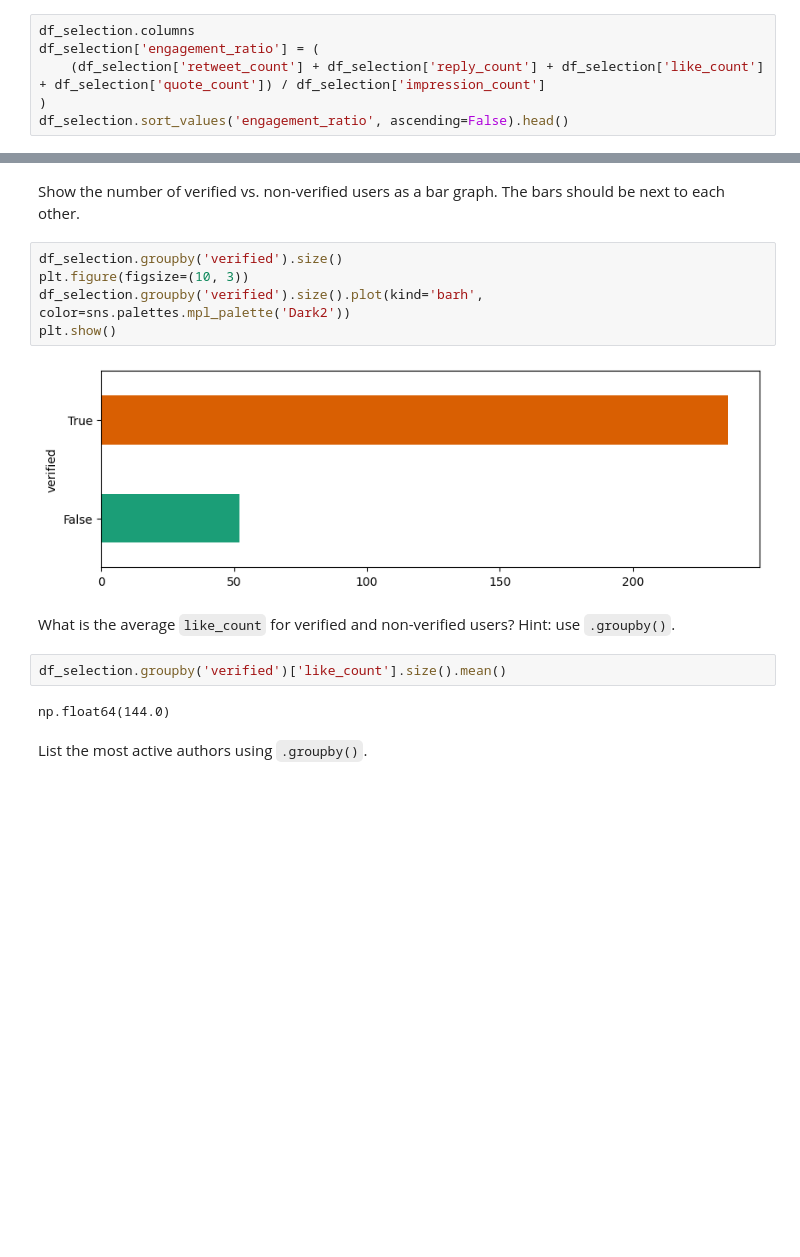
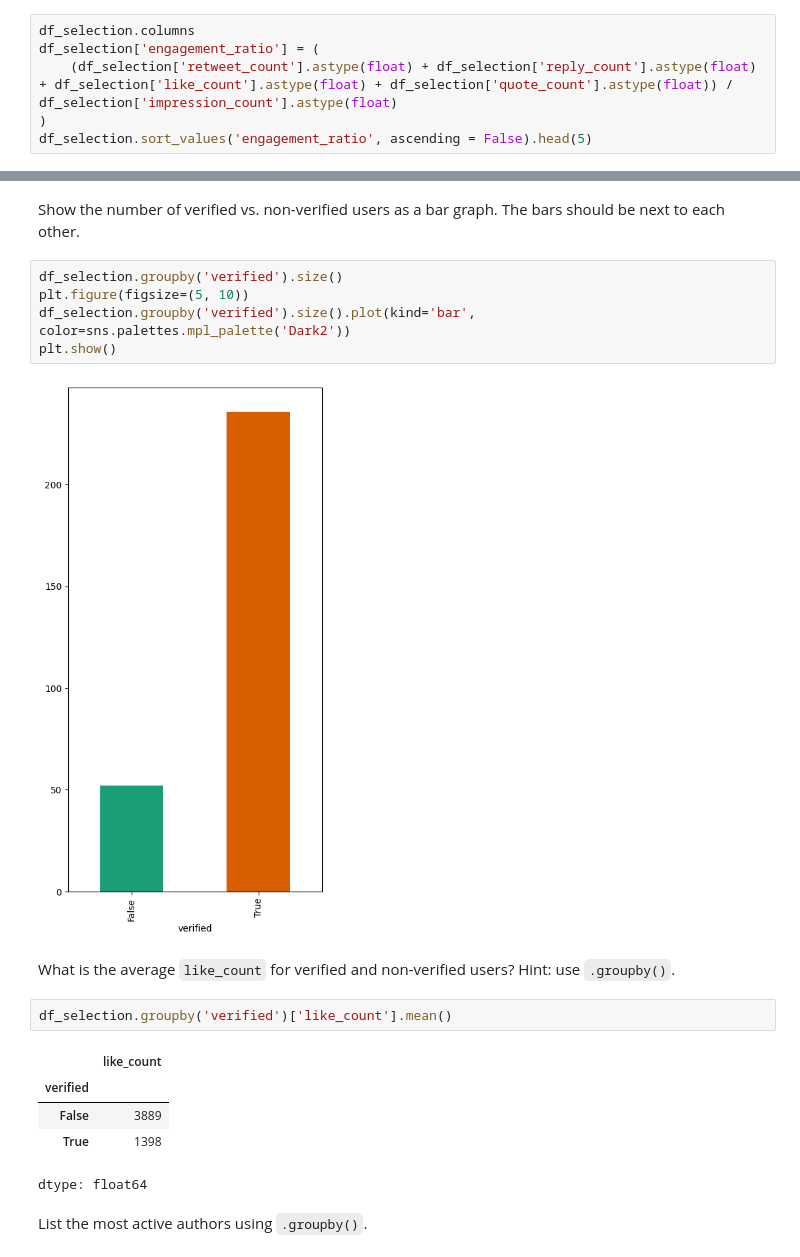
Before and after one commit to onni-Q/python_assignments, a Jupyter notebook: Week2_Workshop.ipynb, the cells around one changed output, grey strips where cells are left out. Saved outputs shown, nothing was run; the diff lists cells and outputs as text; blank space fills up the shorter version.

```diff
--- a/Week2_Workshop.ipynb
+++ b/Week2_Workshop.ipynb
@@ -216,9 +215,9 @@ Print out the five tweets with the highest engagement ratio.
 # %%
 df_selection.columns
 df_selection['engagement_ratio'] = (
-    (df_selection['retweet_count'] + df_selection['reply_count'] + df_selection['like_count'] + df_selection['quote_count']) / df_selection['impression_count']
+    (df_selection['retweet_count'].astype(float) + df_selection['reply_count'].astype(float) + df_selection['like_count'].astype(float) + df_selection['quote_count'].astype(float)) / df_selection['impression_count'].astype(float)
 )
-df_selection.sort_values('engagement_ratio', ascending=False).head()
+df_selection.sort_values('engagement_ratio', ascending = False).head(5)
 # %% [output]
 |  | id | timestamp | link | body | author | author_fullname | language_guess | retweet_count | ... |
 | 21 | 1982935445655957613 | 2025-09-27 22:20:26 | https://twitter.com/datiCEguy/sta... | If the Louvre museum heist was a ... | datiCEguy | BIG iCE 🧊 | en | 86 | ... |
@@ -383,17 +367,21 @@ dtype: int64
 Show the number of verified vs. non-verified users as a bar graph. The bars should be next to each other.
 # %%
 df_selection.groupby('verified').size()
-plt.figure(figsize=(10, 3))
-df_selection.groupby('verified').size().plot(kind='barh', color=sns.palettes.mpl_palette('Dark2'))
+plt.figure(figsize=(5, 10))
+df_selection.groupby('verified').size().plot(kind='bar', color=sns.palettes.mpl_palette('Dark2'))
 plt.show()
 # %% [output]
-[figure, old version]
+[figure, new version]
 # %% [markdown]
 What is the average `like_count` for verified and non-verified users? Hint: use `.groupby()`.
 # %%
-df_selection.groupby('verified')['like_count'].size().mean()
+df_selection.groupby('verified')['like_count'].mean()
 # %% [output]
+|  | like_count |
+| verified |  |
+| False | 3889 |
+| True | 1398 |
-np.float64(144.0)
+dtype: float64
 # %% [markdown]
 List the most active authors using `.groupby()`.
 # %%
```
Also changed, not shown: parts of 17 cells of this notebook.
